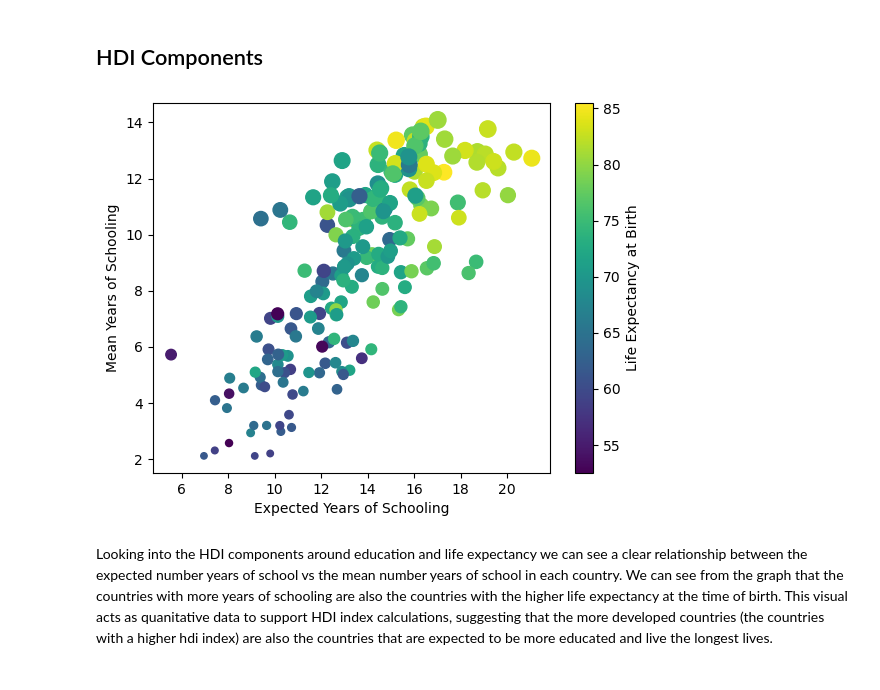
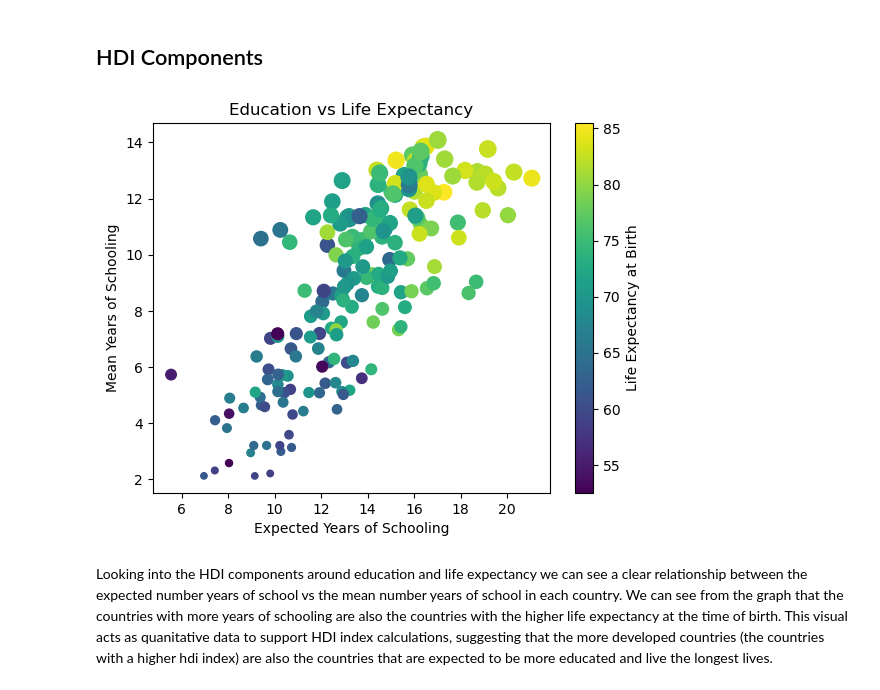
Before and after one commit to AbdullaMashaly/Human_Development_Index, a Jupyter notebook: HDI_Analysis.ipynb, the cells around one changed output. Cells and saved outputs as stored; diff of their text form; code cells hidden in the pictures.

```diff
--- a/HDI_Analysis.ipynb
+++ b/HDI_Analysis.ipynb
@@ -59,17 +59,18 @@ Global Average HDI: 0.7205759162303663
 # %%
 # plot the expected number of years and mean number of years of schooling for each country
 Expected= HDI_2021['Expected Years of Schooling']
 Mean=HDI_2021['Mean Years of Schooling']
 
 plt.scatter(HDI_2021['Expected Years of Schooling'],HDI_2021['Mean Years of Schooling'],s=HDI_2021['Mean Years of Schooling']*10, c=HDI_2021['Life Expectancy at Birth'])
 clb = plt.colorbar()
 plt.xlabel("Expected Years of Schooling")
 plt.ylabel("Mean Years of Schooling")
 clb.set_label("Life Expectancy at Birth")
-plt.savefig("Resources/images/Expected vs Mean Years of Schooling.png")
+plt.title("Education vs Life Expectancy")
+plt.savefig("Resources/images/Expected_vs_Mean_Years_of_Schooling.png")
 plt.show()
 # %% [output]
-[figure, old version]
+[figure, new version]
 # %% [markdown]
 Looking into the HDI components around education and life expectancy we can see a clear relationship between the expected number years of school vs the mean number years of school in each country. We can see from the graph that the countries with more years of schooling are also the countries with the higher life expectancy at the time of birth. This visual acts as quanitative data to support HDI index calculations, suggesting that the more developed countries (the countries with a higher hdi index) are also the countries that are expected to be more educated and live the longest lives.
 # %%
```
Also changed, not shown: parts of 7 cells of this notebook, 2 other files.
